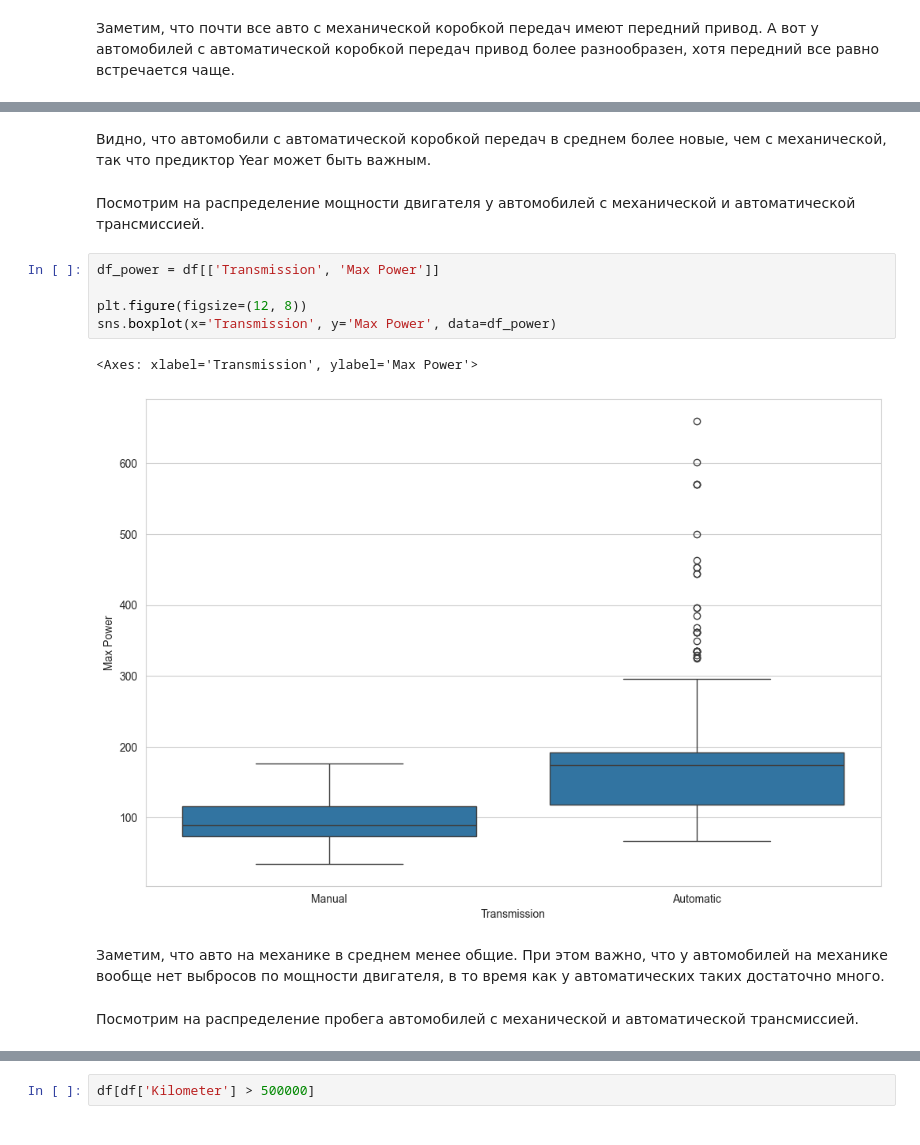
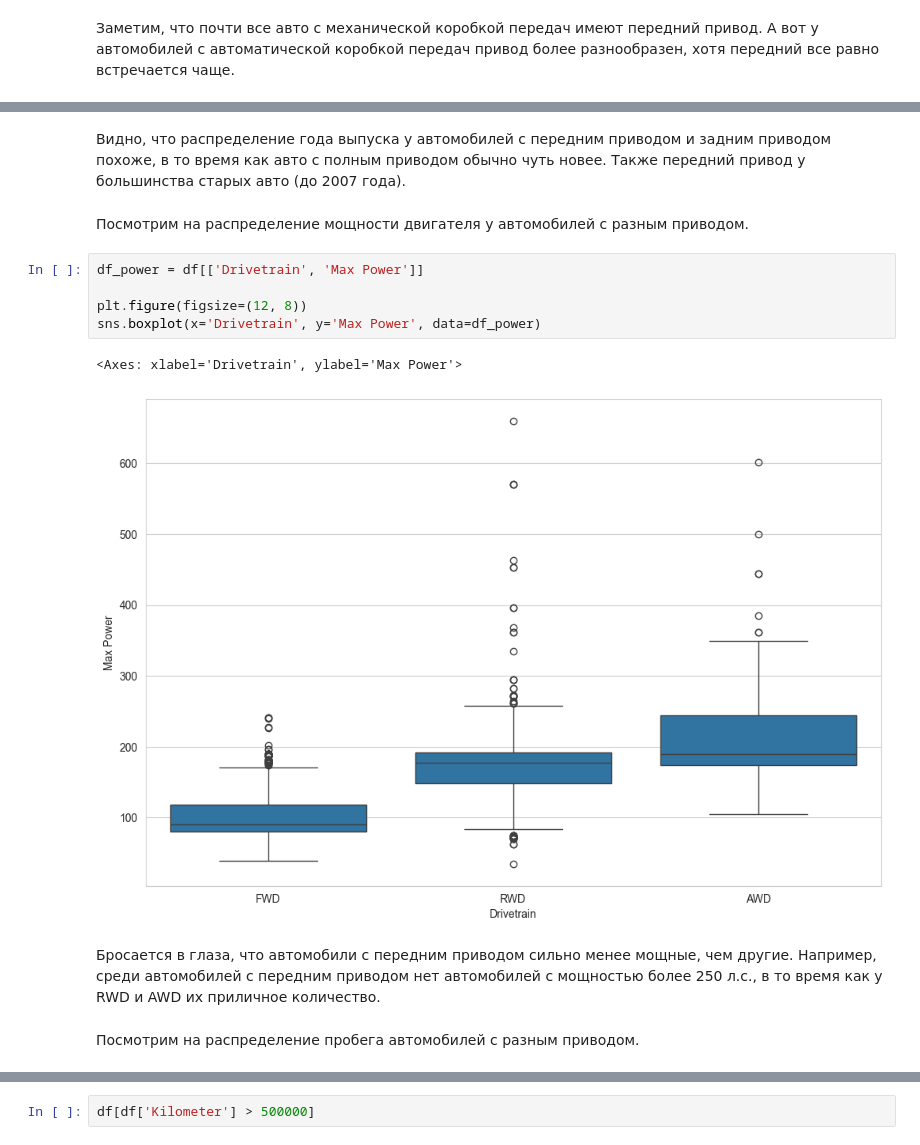
Before and after one commit to brshtsk/hell-in-python, a Jupyter notebook: Проект-авто.ipynb, the cells around one changed output, grey strips where cells are left out. Cells and saved outputs as stored; diff of their text form.

Commit message:
Доделан пункт 13, новые гипотезы

```diff
--- a/Проект-авто.ipynb
+++ b/Проект-авто.ipynb
@@ -1448,17 +1373,17 @@ sns.boxplot(x='Transmission', y='Year', data=df_year)
 # %% [markdown]
-Видно, что автомобили с автоматической коробкой передач в среднем более новые, чем с механической, так что предиктор Year может быть важным.
+Видно, что распределение года выпуска у автомобилей с передним приводом и задним приводом похоже, в то время как авто с полным приводом обычно чуть новее. Также передний привод у большинства старых авто (до 2007 года).
 # %% [markdown]
-Посмотрим на распределение мощности двигателя у автомобилей с механической и автоматической трансмиссией.
+Посмотрим на распределение мощности двигателя у автомобилей с разным приводом.
 # %%
-df_power = df[['Transmission', 'Max Power']]
+df_power = df[['Drivetrain', 'Max Power']]
 
 plt.figure(figsize=(12, 8))
-sns.boxplot(x='Transmission', y='Max Power', data=df_power)
+sns.boxplot(x='Drivetrain', y='Max Power', data=df_power)
 # %% [output]
-<Axes: xlabel='Transmission', ylabel='Max Power'>
+<Axes: xlabel='Drivetrain', ylabel='Max Power'>
-[figure, old version]
+[figure, new version]
 # %% [markdown]
-Заметим, что авто на механике в среднем менее общие. При этом важно, что у автомобилей на механике вообще нет выбросов по мощности двигателя, в то время как у автоматических таких достаточно много.
+Бросается в глаза, что автомобили с передним приводом сильно менее мощные, чем другие. Например, среди автомобилей с передним приводом нет автомобилей с мощностью более 250 л.с., в то время как у RWD и AWD их приличное количество.
 # %% [markdown]
-Посмотрим на распределение пробега автомобилей с механической и автоматической трансмиссией.
+Посмотрим на распределение пробега автомобилей с разным приводом.
 # %%
```
Also changed, not shown: parts of 66 cells of this notebook.
